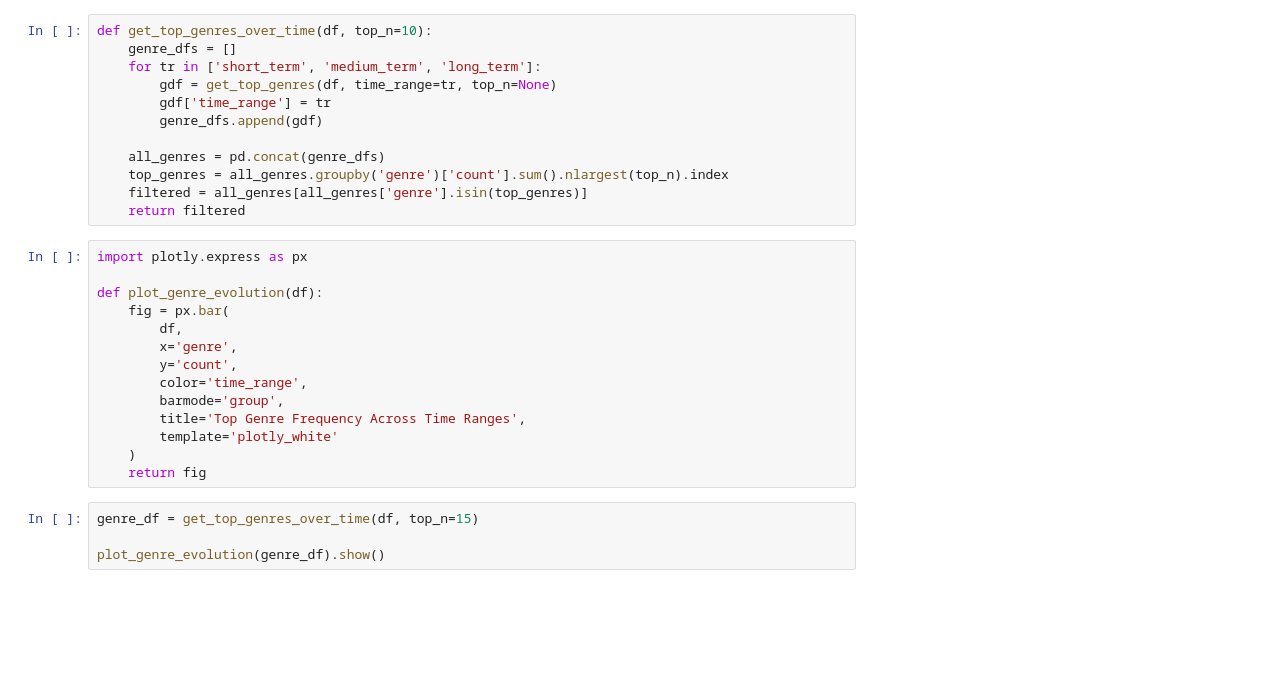
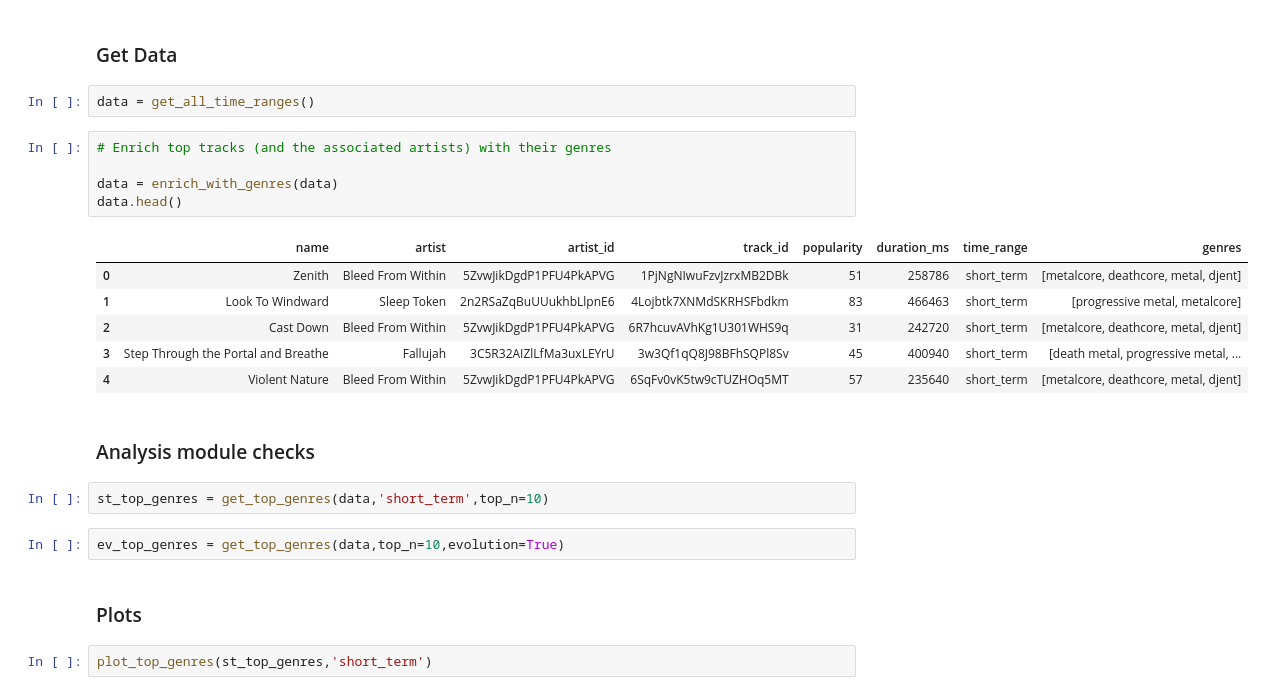
Before and after one commit to MarkeSpy/spotify_analyzer, a Jupyter notebook: notebooks/analysis.ipynb, the cells around one changed output. Drawn from its saved outputs; the diff is of its cells as text; blank space fills up the shorter version.

```diff
--- a/notebooks/analysis.ipynb
+++ b/notebooks/analysis.ipynb
@@ -70,30 +11,26 @@ fig3.show()
-# %%
-def get_top_genres_over_time(df, top_n=10):
-    genre_dfs = []
-    for tr in ['short_term', 'medium_term', 'long_term']:
-        gdf = get_top_genres(df, time_range=tr, top_n=None)
-        gdf['time_range'] = tr
-        genre_dfs.append(gdf)
-
-    all_genres = pd.concat(genre_dfs)
-    top_genres = all_genres.groupby('genre')['count'].sum().nlargest(top_n).index
-    filtered = all_genres[all_genres['genre'].isin(top_genres)]
-    return filtered
-# %%
-import plotly.express as px
-
-def plot_genre_evolution(df):
-    fig = px.bar(
-        df,
-        x='genre',
-        y='count',
-        color='time_range',
-        barmode='group',
-        title='Top Genre Frequency Across Time Ranges',
-        template='plotly_white'
-    )
-    return fig
-# %%
-genre_df = get_top_genres_over_time(df, top_n=15)
-
-plot_genre_evolution(genre_df).show()
+# %% [markdown]
+### Get Data
+# %%
+data = get_all_time_ranges()
+# %%
+# Enrich top tracks (and the associated artists) with their genres
+
+data = enrich_with_genres(data)
+data.head()
+# %% [output]
+|  | name | artist | artist_id | track_id | popularity | duration_ms | time_range | genres |
+| 0 | Zenith | Bleed From Within | 5ZvwJikDgdP1PFU4PkAPVG | 1PjNgNIwuFzvJzrxMB2DBk | 51 | 258786 | short_term | [metalcore, deathcore, metal, djent] |
+| 1 | Look To Windward | Sleep Token | 2n2RSaZqBuUUukhbLlpnE6 | 4Lojbtk7XNMdSKRHSFbdkm | 83 | 466463 | short_term | [progressive metal, metalcore] |
+| 2 | Cast Down | Bleed From Within | 5ZvwJikDgdP1PFU4PkAPVG | 6R7hcuvAVhKg1U301WHS9q | 31 | 242720 | short_term | [metalcore, deathcore, metal, djent] |
+| 3 | Step Through the Portal and Breathe | Fallujah | 3C5R32AIZlLfMa3uxLEYrU | 3w3Qf1qQ8J98BFhSQPl8Sv | 45 | 400940 | short_term | [death metal, progressive metal, ... |
+| 4 | Violent Nature | Bleed From Within | 5ZvwJikDgdP1PFU4PkAPVG | 6SqFv0vK5tw9cTUZHOq5MT | 57 | 235640 | short_term | [metalcore, deathcore, metal, djent] |
+# %% [markdown]
+### Analysis module checks
+# %%
+st_top_genres = get_top_genres(data,'short_term',top_n=10)
+# %%
+ev_top_genres = get_top_genres(data,top_n=10,evolution=True)
+# %% [markdown]
+### Plots
+# %%
+plot_top_genres(st_top_genres,'short_term')
```
Also changed, not shown: parts of 9 cells of this notebook, 4 other files.
